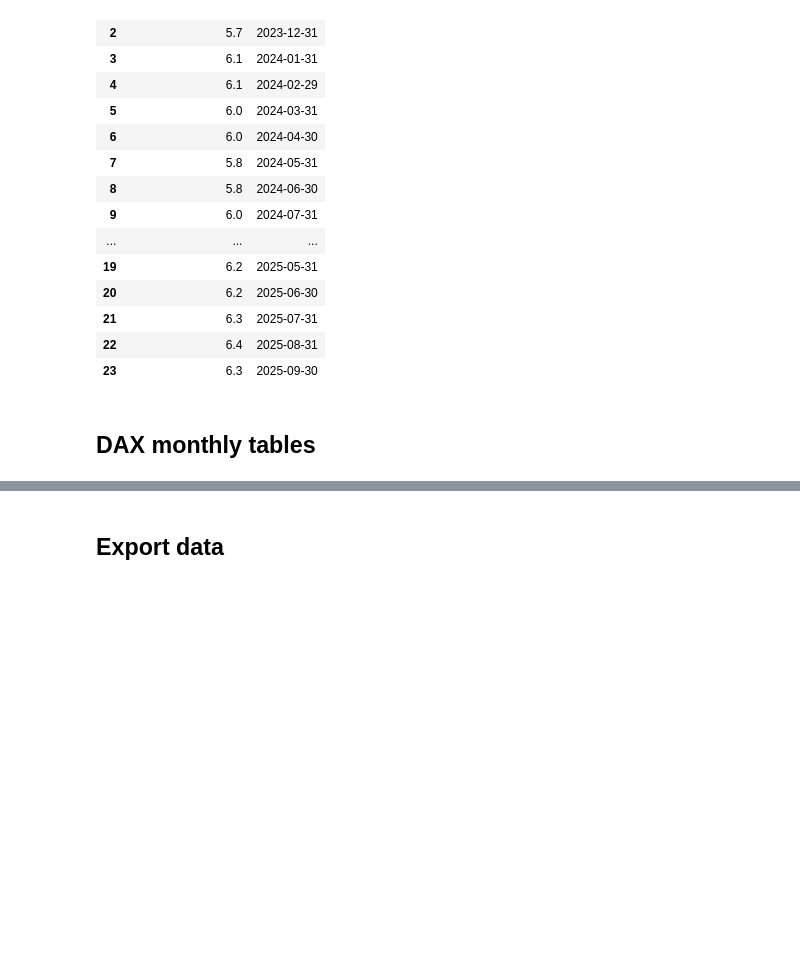
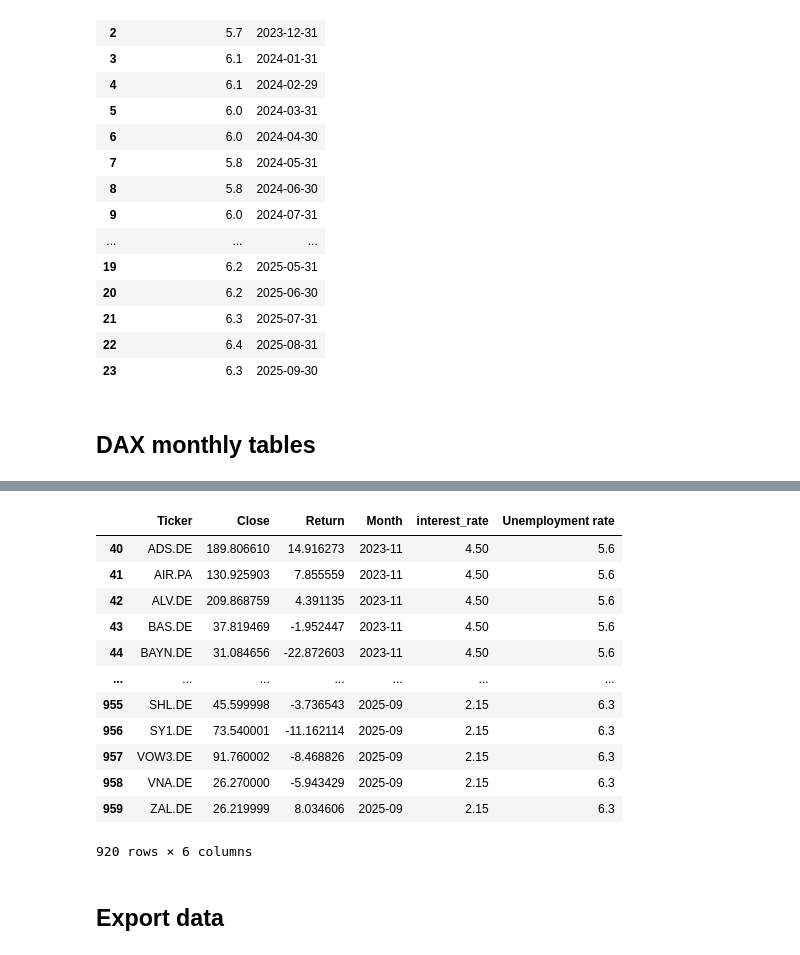
Before and after one commit to TebasMartinez/DA-DAX, a Jupyter notebook: 00 Data Retrieval.ipynb, the cells around one changed output, grey strips where cells are left out. Cells and saved outputs as stored; diff of their text form; code cells hidden in the pictures; blank space fills up the shorter version.

```diff
--- a/00 Data Retrieval.ipynb
+++ b/00 Data Retrieval.ipynb
@@ -315,3 +405,47 @@ dfs['monthly_volumes'] = monthly_volumes
+# %%
+monthly_close_prices_long['Date'] = pd.to_datetime(monthly_close_prices_long['Date'])
+monthly_returns_long['Date'] = pd.to_datetime(monthly_returns_long['Date'])
+monthly_volumes_long['Date'] = pd.to_datetime(monthly_volumes_long['Date'])
+
+merged_monthly_market = (
+    monthly_close_prices_long
+    .merge(monthly_returns_long, on=['Date', 'Ticker'], how='left')
+    .merge(monthly_volumes_long, on=['Date', 'Ticker'], how='left')
+)
+# %%
+merged_monthly_market['Month'] = merged_monthly_market['Date'].dt.to_period('M')
+# %%
+interest_rates['date'] = pd.to_datetime(interest_rates['date'])
+interest_rates['Month'] = interest_rates['date'].dt.to_period('M')
+
+unemployment['date'] = pd.to_datetime(unemployment['date'])
+unemployment['Month'] = unemployment['date'].dt.to_period('M')
+
+merged_monthly_market = (
+    merged_monthly_market
+    .merge(interest_rates, left_on='Month', right_on='Month', how='outer')
+    .merge(unemployment, left_on='Month', right_on='Month', how='outer')
+)
+# %%
+merged_monthly_market.drop(columns=['Volume', 'Date', 'date_x', 'date_y'], inplace=True)
+merged_monthly_market.dropna(inplace=True)
+# %%
+dfs['merged_monthly_market'] = merged_monthly_market
+merged_monthly_market
+# %% [output]
+|  | Ticker | Close | Return | Month | interest_rate | Unemployment rate |
+| 40 | ADS.DE | 189.806610 | 14.916273 | 2023-11 | 4.50 | 5.6 |
+| 41 | AIR.PA | 130.925903 | 7.855559 | 2023-11 | 4.50 | 5.6 |
+| 42 | ALV.DE | 209.868759 | 4.391135 | 2023-11 | 4.50 | 5.6 |
+| 43 | BAS.DE | 37.819469 | -1.952447 | 2023-11 | 4.50 | 5.6 |
+| 44 | BAYN.DE | 31.084656 | -22.872603 | 2023-11 | 4.50 | 5.6 |
+| ... | ... | ... | ... | ... | ... | ... |
+| 955 | SHL.DE | 45.599998 | -3.736543 | 2025-09 | 2.15 | 6.3 |
+| 956 | SY1.DE | 73.540001 | -11.162114 | 2025-09 | 2.15 | 6.3 |
+| 957 | VOW3.DE | 91.760002 | -8.468826 | 2025-09 | 2.15 | 6.3 |
+| 958 | VNA.DE | 26.270000 | -5.943429 | 2025-09 | 2.15 | 6.3 |
+| 959 | ZAL.DE | 26.219999 | 8.034606 | 2025-09 | 2.15 | 6.3 |
+920 rows × 6 columns
 # %% [markdown]
 ## Export data
 # %%
```
Also changed, not shown: parts of 12 cells of this notebook, 8 other files.
